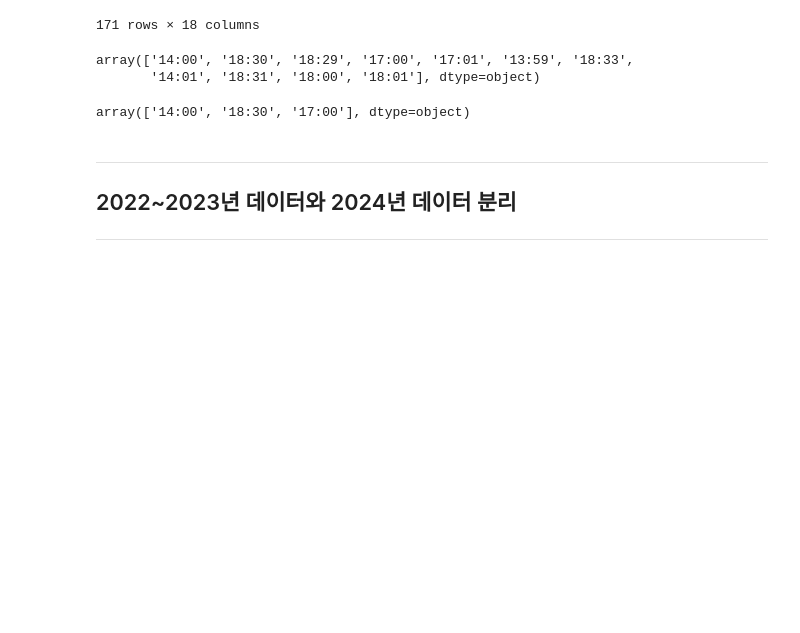
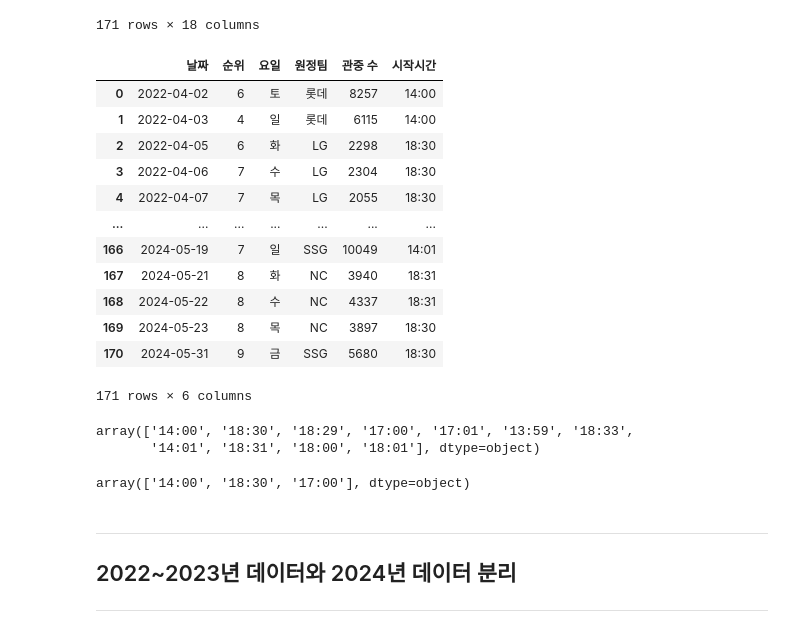
Before and after one commit to PythonProjectGroup02/KBC, a Jupyter notebook: Python/데이터분석/02_데이터 분석 copy.ipynb, the cells around one changed output. Cells and saved outputs as stored; diff of their text form; code cells hidden in the pictures; blank space fills up the shorter version.

```diff
--- a/Python/데이터분석/02_데이터 분석 copy.ipynb
+++ b/Python/데이터분석/02_데이터 분석 copy.ipynb
@@ -132,6 +132,23 @@ kiwoom_new
 | 169 | 2024-05-23 | 8 | 48 | 20 | 28 | 0 | 0.417 | 9.0 | 5승0무5패 | 1승 | 11-0-16 | ... |
 | 170 | 2024-05-31 | 9 | 54 | 22 | 32 | 0 | 0.407 | 11.5 | 4승0무6패 | 2패 | 11-0-17 | ... |
 171 rows × 18 columns
+# %%
+kiwoom_new = kiwoom_new[['날짜','순위','요일','원정팀','관중 수','시작시간']]
+kiwoom_new
+# %% [output]
+|  | 날짜 | 순위 | 요일 | 원정팀 | 관중 수 | 시작시간 |
+| 0 | 2022-04-02 | 6 | 토 | 롯데 | 8257 | 14:00 |
+| 1 | 2022-04-03 | 4 | 일 | 롯데 | 6115 | 14:00 |
+| 2 | 2022-04-05 | 6 | 화 | LG | 2298 | 18:30 |
+| 3 | 2022-04-06 | 7 | 수 | LG | 2304 | 18:30 |
+| 4 | 2022-04-07 | 7 | 목 | LG | 2055 | 18:30 |
+| ... | ... | ... | ... | ... | ... | ... |
+| 166 | 2024-05-19 | 7 | 일 | SSG | 10049 | 14:01 |
+| 167 | 2024-05-21 | 8 | 화 | NC | 3940 | 18:31 |
+| 168 | 2024-05-22 | 8 | 수 | NC | 4337 | 18:31 |
+| 169 | 2024-05-23 | 8 | 목 | NC | 3897 | 18:30 |
+| 170 | 2024-05-31 | 9 | 금 | SSG | 5680 | 18:30 |
+171 rows × 6 columns
 # %%
 kiwoom_new['시작시간'].unique()
 # %% [output]
```
Also changed, not shown: parts of 3 cells of this notebook, 1 other file.
